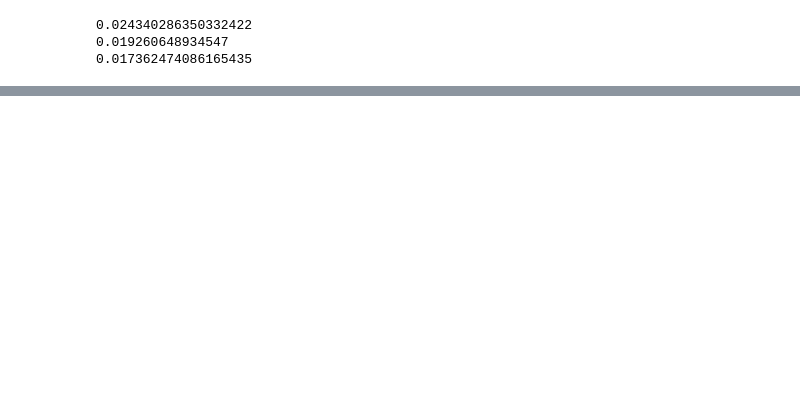
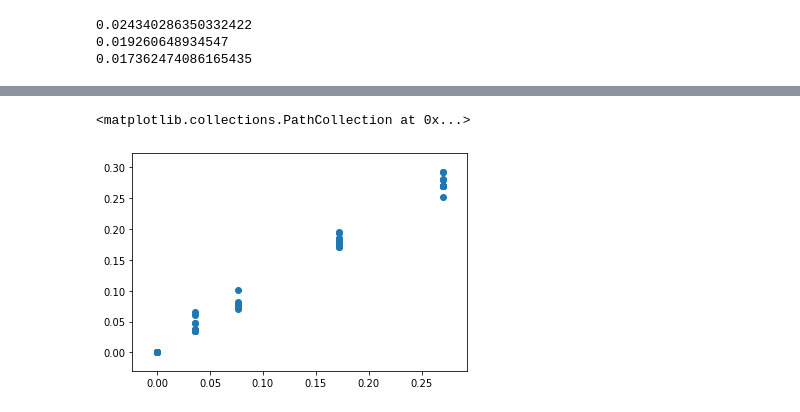
Before and after one commit to hewa55/GraphSampler, a Jupyter notebook: test.ipynb, the cells around one changed output, grey strips where cells are left out. Saved outputs shown, nothing was run; the diff lists cells and outputs as text; code cells hidden in the pictures; blank space fills up the shorter version.

```diff
--- a/test.ipynb
+++ b/test.ipynb
@@ -41,0 +184,7 @@ rcmh_subgraph = g.subgraph(nodes_rcmh)
+# %%
+results = pd.read_csv("results/barabasi.csv")
+# %%
+plt.scatter(results["true_clust"],results["avg_clustering"])
+# %% [output]
+<matplotlib.collections.PathCollection at 0x...>
+[figure, added]
```
Also changed, not shown: parts of 23 cells of this notebook, 1 other file.
